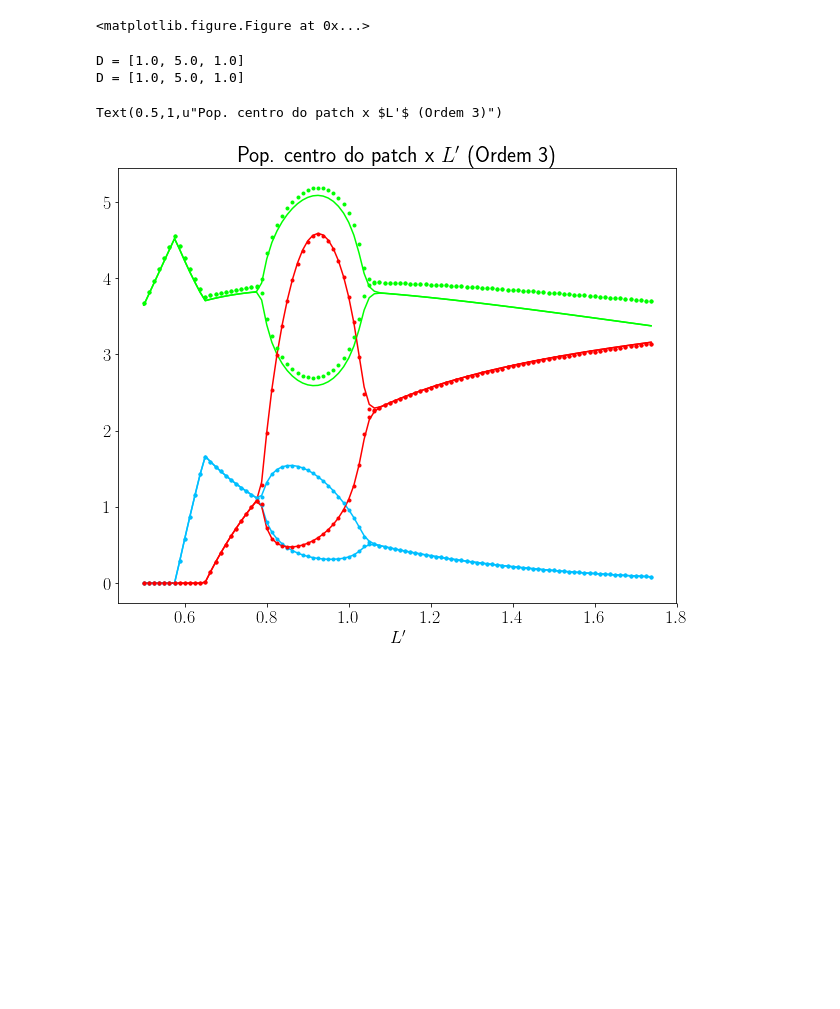
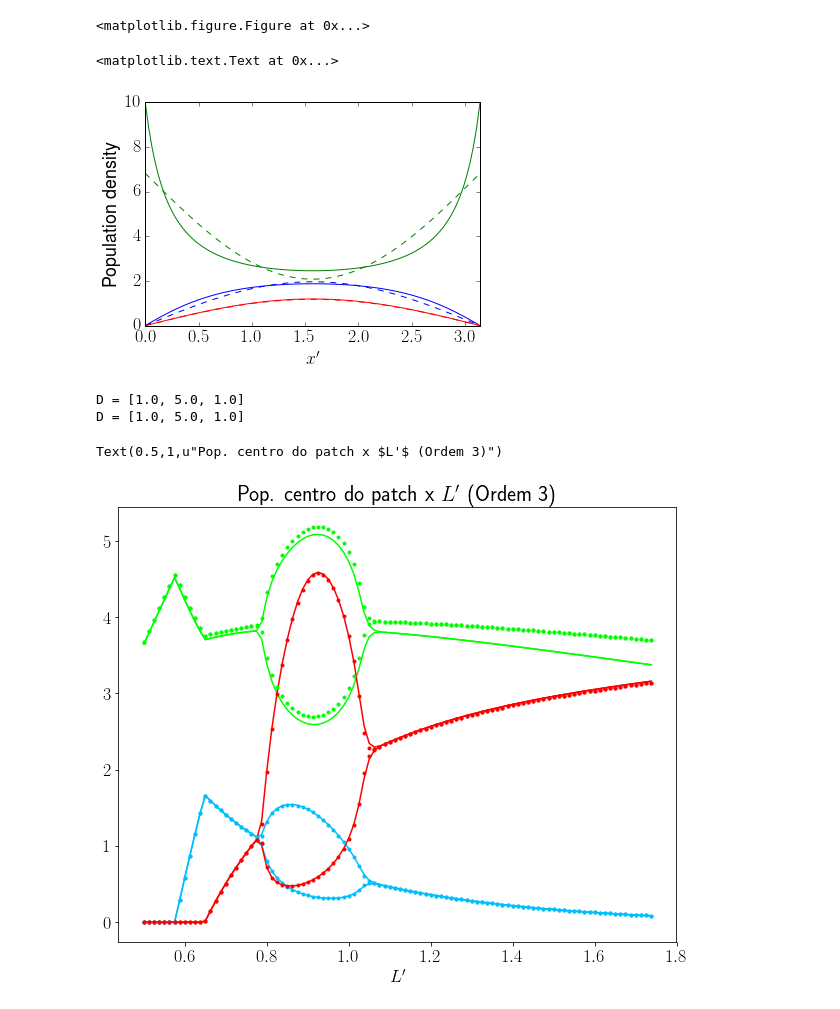
Before and after one commit to reand705/IGP, a Jupyter notebook: Bif_Numerical_Integration_vs_Var_method.ipynb, the cells around one changed output. Saved outputs shown, nothing was run; the diff lists cells and outputs as text; code cells hidden in the pictures; blank space fills up the shorter version.

```diff
--- a/Bif_Numerical_Integration_vs_Var_method.ipynb
+++ b/Bif_Numerical_Integration_vs_Var_method.ipynb
@@ -23,6 +23,65 @@ N = 4000 #tempo
 Tmax = 400.0
 # %% [output]
 <matplotlib.figure.Figure at 0x...>
+# %%
+#plot both populations across space
+
+DR = 0.0
+D1 = 1.0
+D2 = 2.0
+mu = 10
+l = 1
+d_r = DR/l**2
+d_1 = D1/l**2
+d_2 = D2/l**2
+t = np.linspace(0,Tmax,N)
+x = np.linspace(0,np.pi,M)
+m1 = 0.9
+m2 = 0.9
+gamma = 0.5
+alpha = 0.9
+beta = 1
+
+ORDER = 1
+
+sol_num = np.load('Method_Of_LinesIGP_DR=%.3f,D1=%.3f,D2=%.3f,l=%.3f,mu=%.3f,gamma=%.3f,alpha=%.f,beta=%.f.npy'
+            % (l,DR,D1,D2,mu,gamma,alpha,beta))
+
+sol_var = np.load('Var_Method_ORDER=%d_DR=%.3f,D1=%.3f,D2=%.3f,l=%.3f,mu=%.3f,gamma=%.3f,alpha=%.f,beta=%.f.npy'
+            % (ORDER,l,DR,D1,D2,mu,gamma,alpha,beta))
+
+R = np.transpose(sol_num[:,0:M])
+C1 = np.transpose(sol_num[:,M:2*(M)])
+C2 = np.transpose(sol_num[:,2*(M):])
+plt.plot(x,R[0:M,-1],color = 'green')
+plt.plot(x,C1[0:M,-1],color = 'blue')
+plt.plot(x,C2[0:M,-1],color = 'red')
+
+if d_r > 0:
+
+    R = np.transpose(sol_var[:,0])
+    C1 = np.transpose(sol_var[:,1])
+    C2 = np.transpose(sol_var[:,2])
+    plt.plot(x,R[-1]*np.sin(x),color = 'green',ls='--')
+    plt.plot(x,C1[-1]*np.sin(x),color = 'blue',ls='--')
+    plt.plot(x,C2[-1]*np.sin(x),color = 'red',ls='--')
+
+elif d_r == 0:
+
+    B1 = np.transpose(sol_var[:,0])
+    B2 = np.transpose(sol_var[:,1])
+    C1 = np.transpose(sol_var[:,2])
+    C2 = np.transpose(sol_var[:,3])
+    plt.plot(x,B1[-1] - B2[-1]*np.sin(x),color = 'green',ls='--')
+    plt.plot(x,C1[-1]*np.sin(x),color = 'blue',ls='--')
+    plt.plot(x,C2[-1]*np.sin(x),color = 'red',ls='--')
+
+plt.axis([0,np.pi,0,10])
+plt.xlabel(r"$x'$")
+plt.ylabel("Population density")
+# %% [output]
+<matplotlib.text.Text at 0x...>
+[figure, added]
 # %%
 #Imprima os diagramas de bifurcação que compara a integração númerica direta da EDP com as EDOs do método variacional
 #Atenção para os nomes dos arquivos
```
Also changed, not shown: parts of 1 cell of this notebook, 2 other files.
